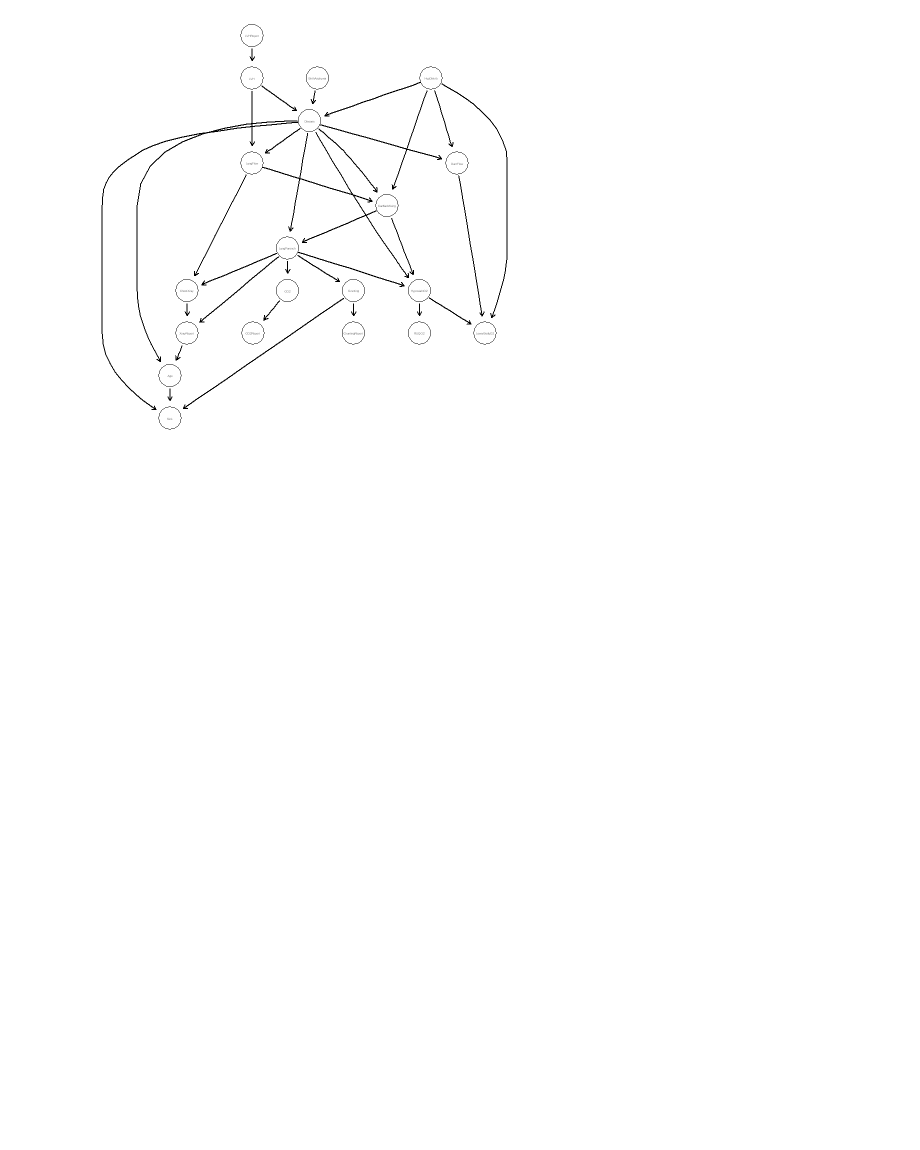
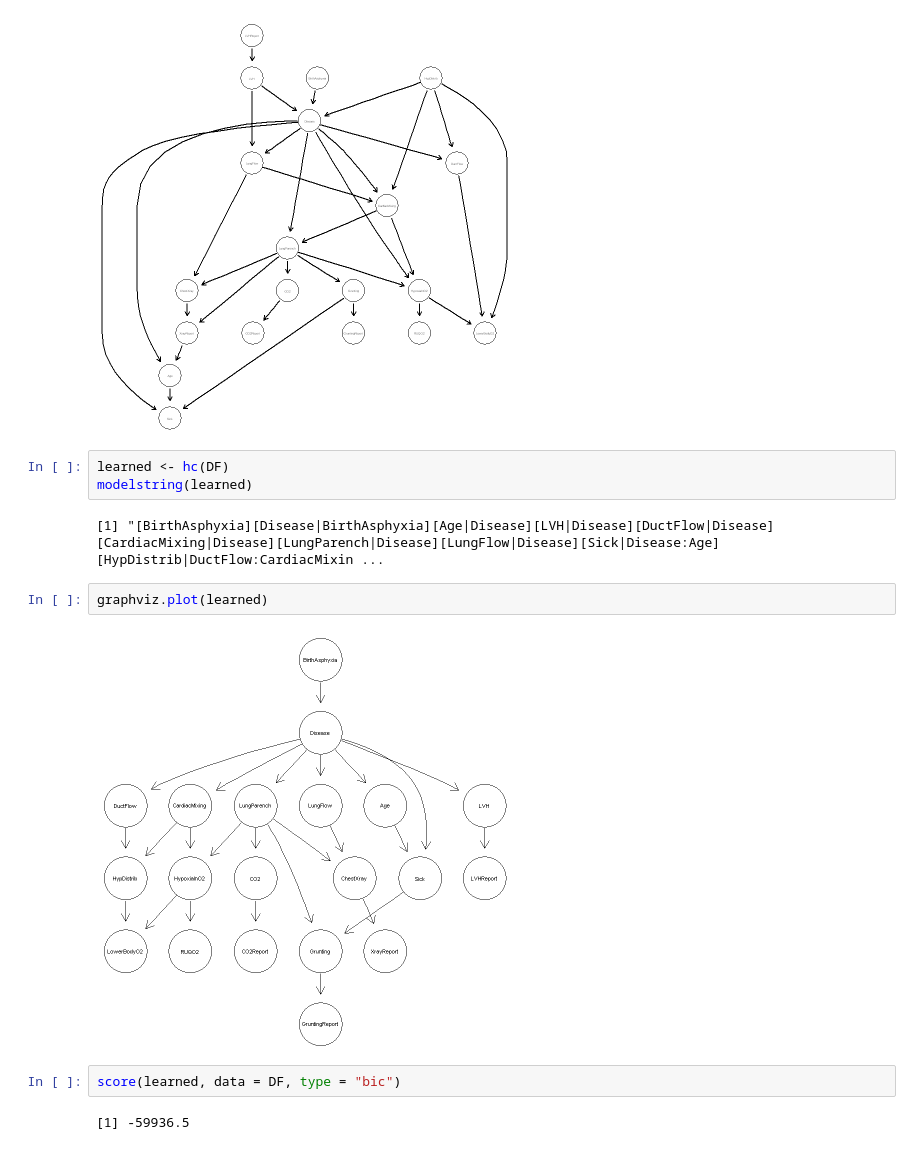
Before and after one commit to GiovanniZago/Bayesian-Networks, a Jupyter notebook: K2_child_analysis .ipynb, the cells around one changed output. Cells and saved outputs as stored; diff of their text form; blank space fills up the shorter version.

```diff
--- a/K2_child_analysis .ipynb
+++ b/K2_child_analysis .ipynb
@@ -155,3 +150,16 @@ Grunting          1         2
 plot(net)
 # %% [output]
 [figure]
+# %%
+learned <- hc(DF)
+modelstring(learned)
+# %% [output]
+[1] "[BirthAsphyxia][Disease|BirthAsphyxia][Age|Disease][LVH|Disease][DuctFlow|Disease][CardiacMixing|Disease][LungParench|Disease][LungFlow|Disease][Sick|Disease:Age][HypDistrib|DuctFlow:CardiacMixin ...
+# %%
+graphviz.plot(learned)
+# %% [output]
+[figure, added]
+# %%
+score(learned, data = DF, type = "bic")
+# %% [output]
+[1] -59936.5
```
Also changed, not shown: parts of 3 cells of this notebook, 6 other files.
